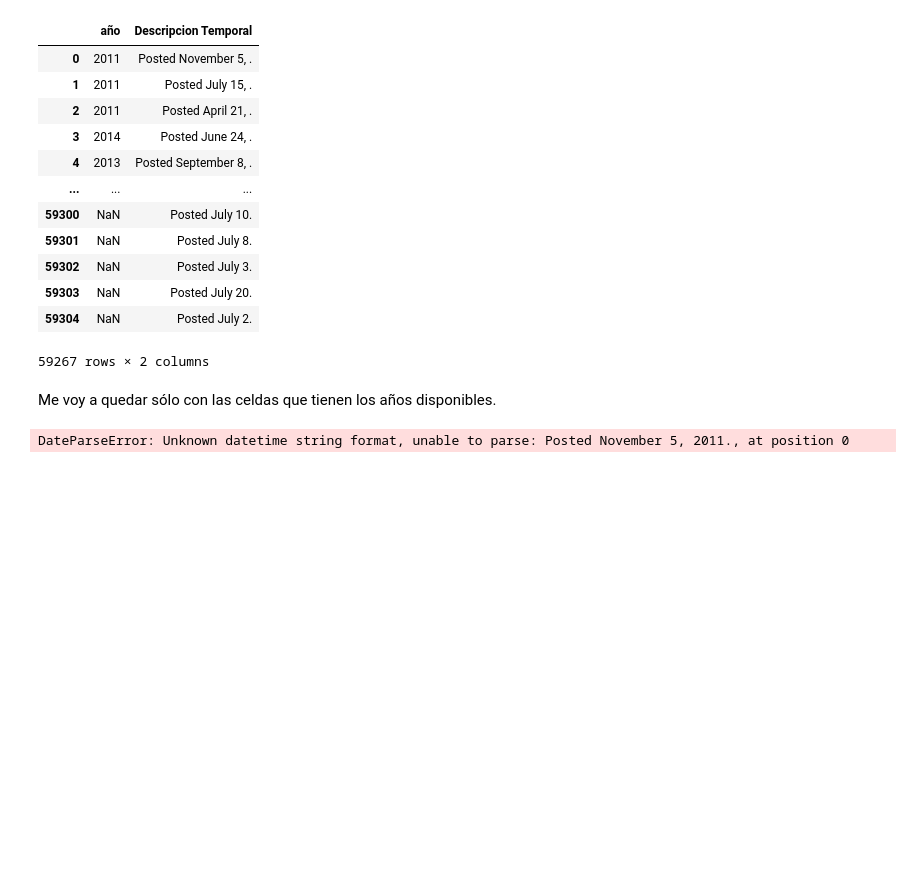
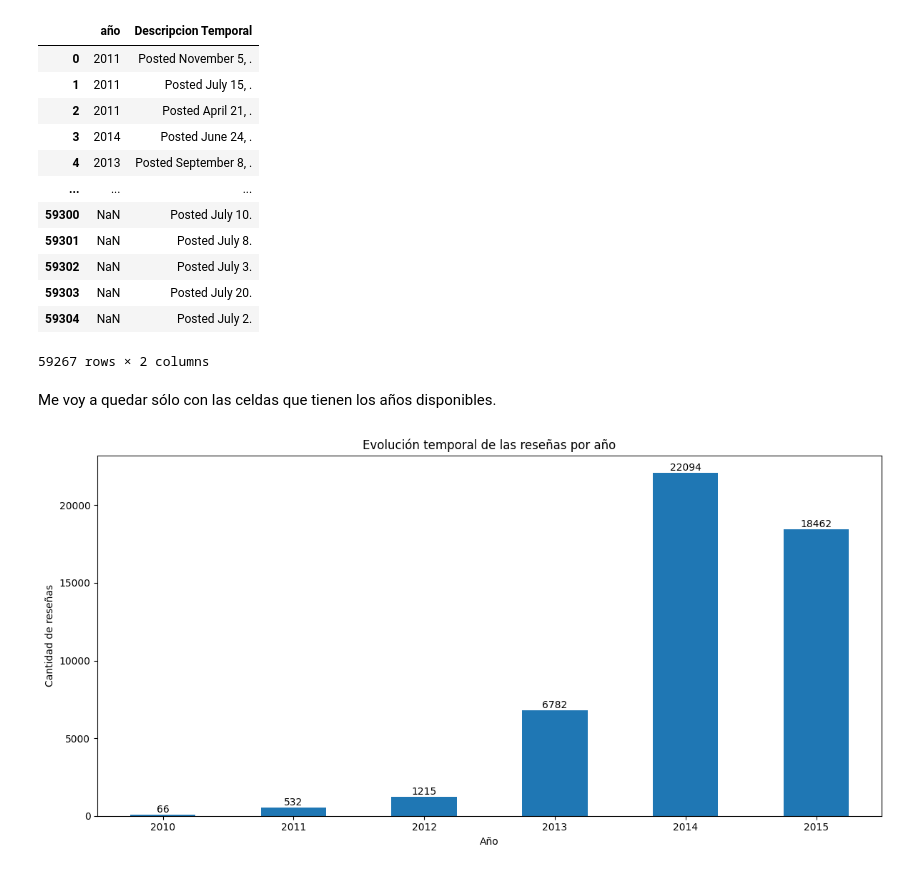
Before and after one commit to Tagliaferro22/steam-games, a Jupyter notebook: EDA/EDA_user_reviews.ipynb, the cells around one changed output. Drawn from its saved outputs; the diff is of its cells as text; code cells hidden in the pictures; blank space fills up the shorter version.

```diff
--- a/EDA/EDA_user_reviews.ipynb
+++ b/EDA/EDA_user_reviews.ipynb
@@ -487,12 +487,27 @@ reseñas[["año","Descripcion Temporal"]]
 Me voy a quedar sólo con las celdas que tienen los años disponibles.
 # %%
 reseñas_año = reseñas[~reseñas["año"].isnull()]["año"]
-# %%
-reseñas['posted'] = pd.to_datetime(reseñas['posted'])
-reseñas.resample('M', on='posted').size().plot()
-plt.xlabel('Año')
-plt.ylabel('Número de Reseñas')
-plt.title('Evolución Temporal de las Reseñas')
-plt.show()
-# %% [output]
-DateParseError: Unknown datetime string format, unable to parse: Posted November 5, 2011., at position 0
+# %%
+import matplotlib.pyplot as plt
+
+# Ordenamos por año las reseñas y las contamos
+reseñas_por_año = reseñas_año.value_counts().sort_index()
+
+plt.figure(figsize=(12, 6))
+reseñas_por_año.plot(kind='bar') # Usamos matplotlib para mostrar un gráfico de barras
+
+plt.title('Evolución temporal de las reseñas por año')
+plt.xlabel('Año')
+plt.ylabel('Cantidad de reseñas')
+
+
+plt.xticks(rotation=0)
+
+# Añadimos los valores sobre cada barra
+for i, v in enumerate(reseñas_por_año):
+    plt.text(i, v, str(v), ha='center', va='bottom')
+
+plt.tight_layout()  # Ajusta el diseño para que todo quepa bien
+plt.show()
+# %% [output]
+[figure, added]
```
Also changed, not shown: parts of 13 cells of this notebook.
